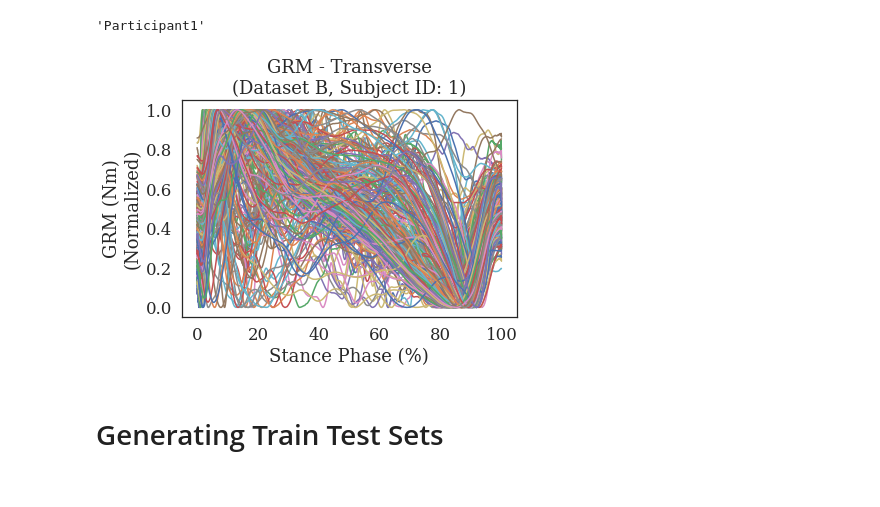
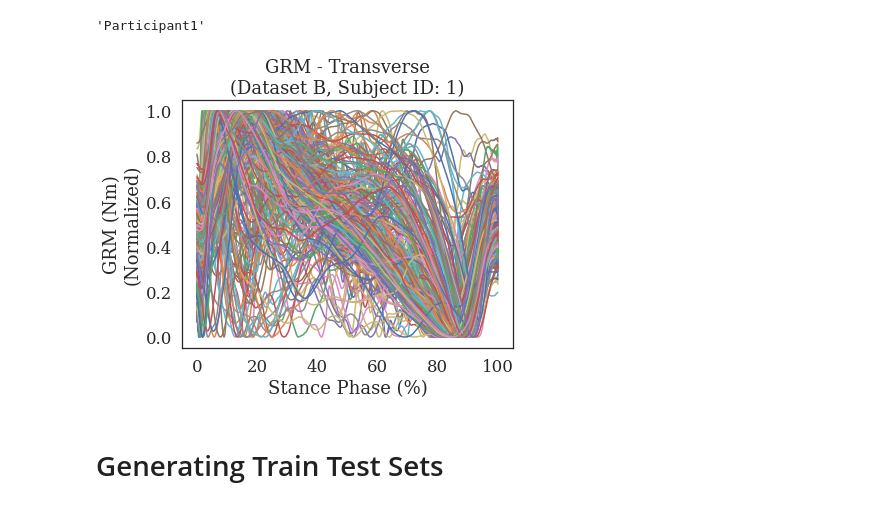
Before and after one commit to atick-faisal/GRF-Synthesis-from-Motion-Trajectories, a Jupyter notebook: src/preprocessing/process_dataset_2_alt.ipynb, the cells around one changed output. Saved outputs shown, nothing was run; the diff lists cells and outputs as text; code cells hidden in the pictures.

```diff
--- a/src/preprocessing/process_dataset_2_alt.ipynb
+++ b/src/preprocessing/process_dataset_2_alt.ipynb
@@ -621,17 +621,19 @@ for i in range(y.shape[0]):
     plt.plot(y[i, :])
 # %%
 x = np.linspace(0, 100, 1024)
+plt.figure(figsize=(6, 5))
 
 mz = target['mz'].to_numpy().reshape(-1, N_SAMPLES)
 for i in range(mz.shape[0]):
     plt.plot(x, mz[i, :])
 
 plt.title("GRM - Transverse\n(Dataset B, Subject ID: 1)")
 plt.xlabel("Stance Phase (%)")
 plt.ylabel("GRM (Nm)\n(Normalized)")
+plt.tight_layout()
 plt.savefig("../../Figures/dbase2_mz_subject_1.svg")
 # %% [output]
-[figure, old version]
+[figure, new version]
 # %%
 path = '../../Dataset/Processed/data2_f15_t6_n1_all_vel.joblib'
 data = {
```
Also changed, not shown: 1 other file.
